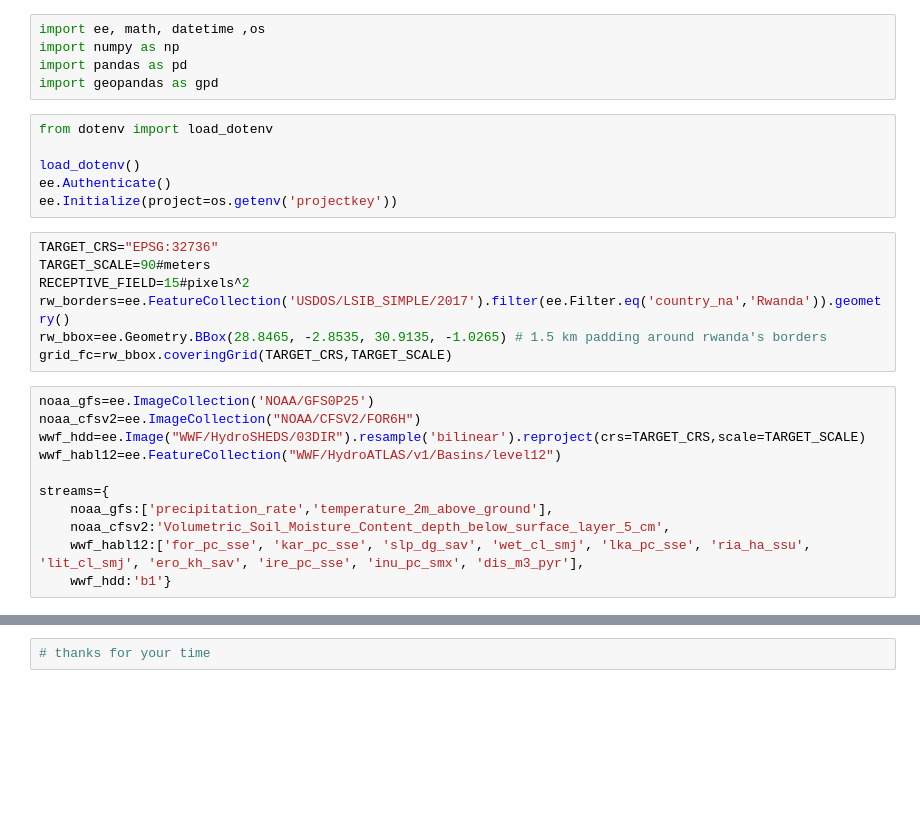
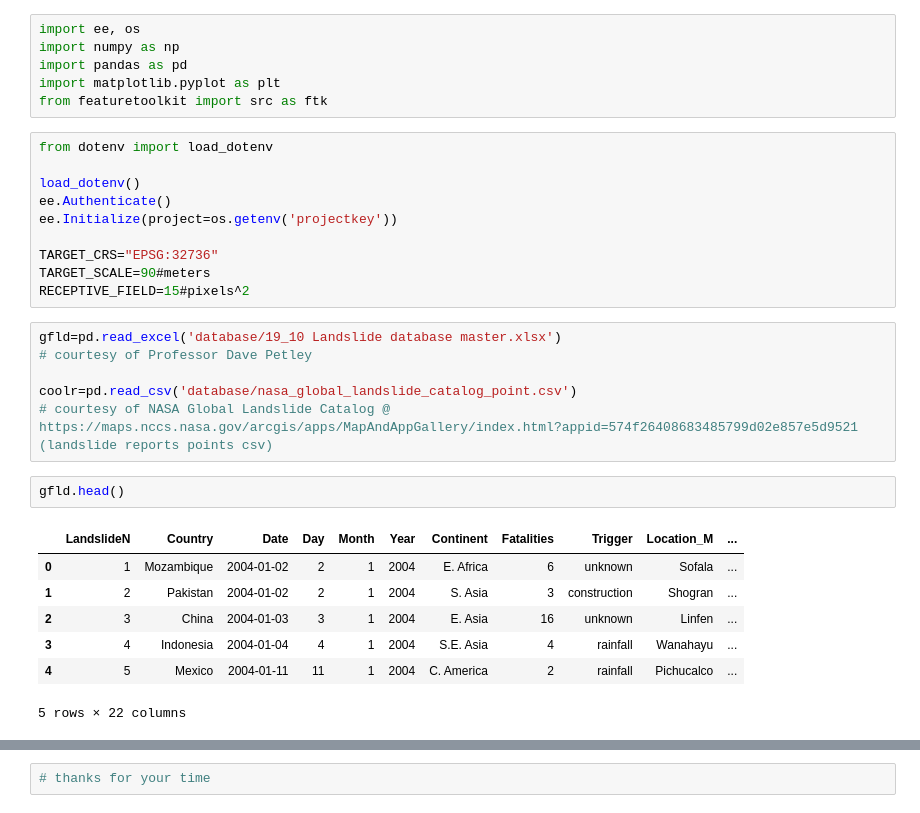
Before and after one commit to shyagehike/atlas-v2, a Jupyter notebook: features.ipynb, the cells around one changed output, grey strips where cells are left out. Saved outputs shown, nothing was run; the diff lists cells and outputs as text; blank space fills up the shorter version.

Commit message:
finished preprocessing & standardizations of positive points which is a big data processing first step also grouped all utility functions into the functiontoolkit module for neatness

```diff
--- a/features.ipynb
+++ b/features.ipynb
@@ -1,29 +1,32 @@
 # %%
-import ee, math, datetime ,os
+import ee, os
 import numpy as np
 import pandas as pd
-import geopandas as gpd
+import matplotlib.pyplot as plt
+from featuretoolkit import src as ftk
 # %%
 from dotenv import load_dotenv
 
 load_dotenv()
 ee.Authenticate()
 ee.Initialize(project=os.getenv('projectkey'))
+
+TARGET_CRS="EPSG:32736"
+TARGET_SCALE=90#meters
+RECEPTIVE_FIELD=15#pixels^2
-# %%
-TARGET_CRS="EPSG:32736"
-TARGET_SCALE=90#meters
-RECEPTIVE_FIELD=15#pixels^2
-rw_borders=ee.FeatureCollection('USDOS/LSIB_SIMPLE/2017').filter(ee.Filter.eq('country_na','Rwanda')).geometry()
-rw_bbox=ee.Geometry.BBox(28.8465, -2.8535, 30.9135, -1.0265) # 1.5 km padding around rwanda's borders
-grid_fc=rw_bbox.coveringGrid(TARGET_CRS,TARGET_SCALE)
-# %%
-noaa_gfs=ee.ImageCollection('NOAA/GFS0P25')
-noaa_cfsv2=ee.ImageCollection("NOAA/CFSV2/FOR6H")
-wwf_hdd=ee.Image("WWF/HydroSHEDS/03DIR").resample('bilinear').reproject(crs=TARGET_CRS,scale=TARGET_SCALE)
-wwf_habl12=ee.FeatureCollection("WWF/HydroATLAS/v1/Basins/level12")
-
-streams={
-    noaa_gfs:['precipitation_rate','temperature_2m_above_ground'],
-    noaa_cfsv2:'Volumetric_Soil_Moisture_Content_depth_below_surface_layer_5_cm',
-    wwf_habl12:['for_pc_sse', 'kar_pc_sse', 'slp_dg_sav', 'wet_cl_smj', 'lka_pc_sse', 'ria_ha_ssu', 'lit_cl_smj', 'ero_kh_sav', 'ire_pc_sse', 'inu_pc_smx', 'dis_m3_pyr'],
-    wwf_hdd:'b1'}
+# %%
+gfld=pd.read_excel('database/19_10 Landslide database master.xlsx')
+# courtesy of Professor Dave Petley
+
+coolr=pd.read_csv('database/nasa_global_landslide_catalog_point.csv')
+# courtesy of NASA Global Landslide Catalog @ https://maps.nccs.nasa.gov/arcgis/apps/MapAndAppGallery/index.html?appid=574f26408683485799d02e857e5d9521 (landslide reports points csv)
+# %%
+gfld.head()
+# %% [output]
+|  | LandslideN | Country | Date | Day | Month | Year | Continent | Fatalities | Trigger | Location_M | ... |
+| 0 | 1 | Mozambique | 2004-01-02 | 2 | 1 | 2004 | E. Africa | 6 | unknown | Sofala | ... |
+| 1 | 2 | Pakistan | 2004-01-02 | 2 | 1 | 2004 | S. Asia | 3 | construction | Shogran | ... |
+| 2 | 3 | China | 2004-01-03 | 3 | 1 | 2004 | E. Asia | 16 | unknown | Linfen | ... |
+| 3 | 4 | Indonesia | 2004-01-04 | 4 | 1 | 2004 | S.E. Asia | 4 | rainfall | Wanahayu | ... |
+| 4 | 5 | Mexico | 2004-01-11 | 11 | 1 | 2004 | C. America | 2 | rainfall | Pichucalco | ... |
+5 rows × 22 columns
```
Also changed, not shown: parts of 4 cells of this notebook, 10 other files.
